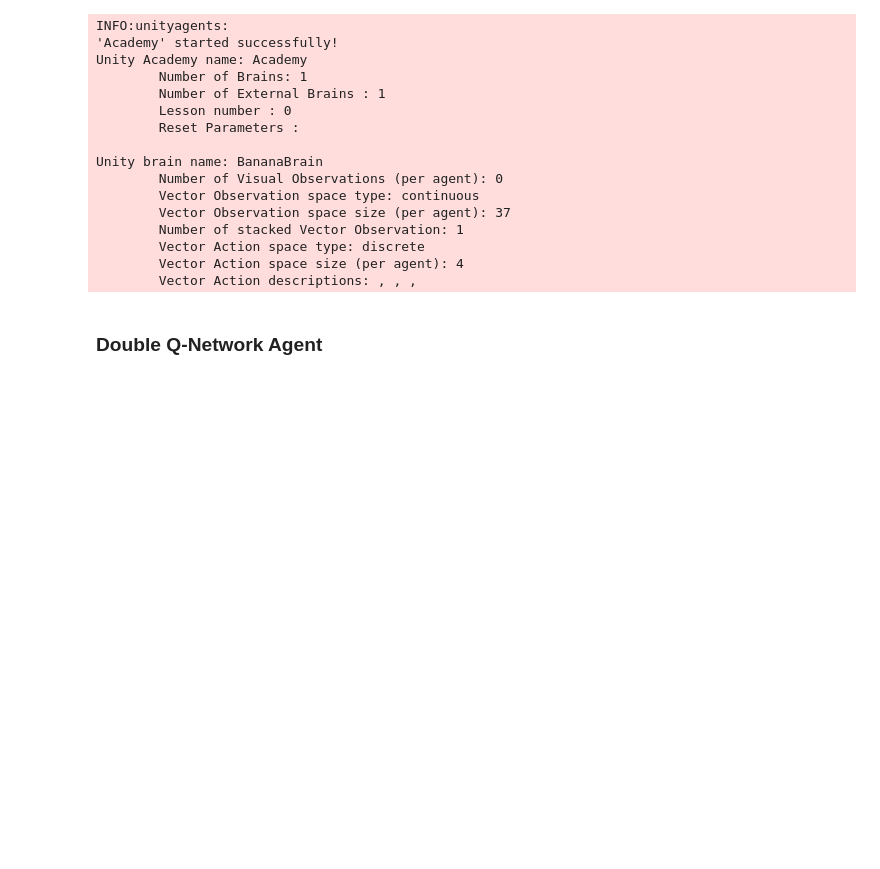
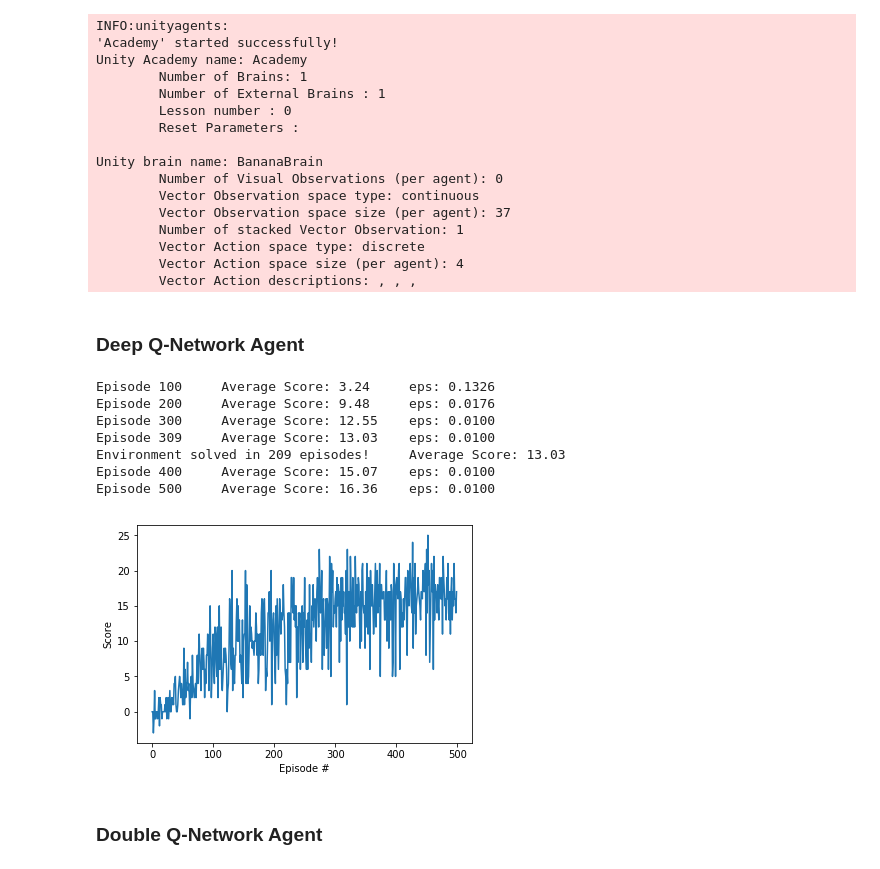
Before and after one commit to weicheng113/deep-reinforcement-learning, a Jupyter notebook: p1_navigation/Navigation.ipynb, the cells around one changed output. Drawn from its saved outputs; the diff is of its cells as text; code cells hidden in the pictures; blank space fills up the shorter version.

```diff
--- a/p1_navigation/Navigation.ipynb
+++ b/p1_navigation/Navigation.ipynb
@@ -182,7 +187,8 @@ env = EnvWrapper(env=unity_env, train_mode=True)
 state_size = env.state_size()
 action_size = env.action_size
 # %%
-def train(agent, n_episodes=2000, max_t=1000, eps_start=1.0, eps_end=0.01, eps_decay=0.995):
+def train(agent, n_episodes=500, max_t=1000, eps_start=1.0, eps_end=0.01, eps_decay=0.98,
+          keep_training=False, per=False, checkpoint_filename="checkpoint.pth"):
     """Deep Q-Learning.
 
     Params
@@ -196,6 +202,7 @@ def train(agent, n_episodes=2000, max_t=1000, eps_start=1.0, eps_end=0.01, eps_d
     scores = []                        # list containing scores from each episode
     scores_window = deque(maxlen=100)  # last 100 scores
     eps = eps_start                    # initialize epsilon
+    solved = False
     for i_episode in range(1, n_episodes+1):
         state = env.reset()
         score = 0
@@ -210,13 +217,24 @@ def train(agent, n_episodes=2000, max_t=1000, eps_start=1.0, eps_end=0.01, eps_d
         scores_window.append(score)       # save most recent score
         scores.append(score)              # save most recent score
         eps = max(eps_end, eps_decay*eps) # decrease epsilon
-        print('\rEpisode {}\tAverage Score: {:.2f}'.format(i_episode, np.mean(scores_window)), end="")
+
+        if per:
+            print(f'\rEpisode {i_episode}\tAverage Score: {np.mean(scores_window):.2f}\teps: {eps:.4f}\tbeta: {agent.memory.beta:.4f}', end="")
+        else:
+            print(f'\rEpisode {i_episode}\tAverage Score: {np.mean(scores_window):.2f}\teps: {eps:.4f}', end="")
+
         if i_episode % 100 == 0:
-            print('\rEpisode {}\tAverage Score: {:.2f}'.format(i_episode, np.mean(scores_window)))
-        if np.mean(scores_window)>=13.0:
+            if per:
+                print(f'\rEpisode {i_episode}\tAverage Score: {np.mean(scores_window):.2f}\teps: {eps:.4f}\tbeta: {agent.memory.beta:.4f}')
+            else:
+                print(f'\rEpisode {i_episode}\tAverage Score: {np.mean(scores_window):.2f}\teps: {eps:.4f}')
+
+        if (not solved) and (np.mean(scores_window)>=13.0):
             print('\nEnvironment solved in {:d} episodes!\tAverage Score: {:.2f}'.format(i_episode-100, np.mean(scores_window)))
-            torch.save(agent.qnetwork_local.state_dict(), 'checkpoint.pth')
-            break
+            torch.save(agent.qnetwork_local.state_dict(), checkpoint_filename)
+            solved = True
+            if not keep_training:
+                break
     return scores
 # %%
 def plot_scores(scores):
@@ -226,6 +244,27 @@ def plot_scores(scores):
     plt.ylabel('Score')
     plt.xlabel('Episode #')
     plt.show()
+# %% [markdown]
+### Deep Q-Network Agent
+# %%
+from dqn_agent import Agent
+from network import Network
+
+def create_network(state_size, action_size, seed):
+    return Network(state_size, action_size, seed)
+
+agent = Agent(create_network=create_network, state_size=state_size, action_size=action_size, seed=0)
+scores = train(agent, keep_training=True, checkpoint_filename="dqn.pth")
+plot_scores(scores)
+# %% [output]
+Episode 100     Average Score: 3.24     eps: 0.1326
+Episode 200     Average Score: 9.48     eps: 0.0176
+Episode 300     Average Score: 12.55    eps: 0.0100
+Episode 309     Average Score: 13.03    eps: 0.0100
+Environment solved in 209 episodes!     Average Score: 13.03
+Episode 400     Average Score: 15.07    eps: 0.0100
+Episode 500     Average Score: 16.36    eps: 0.0100
+[figure, added]
 # %% [markdown]
 ### Double Q-Network Agent
 # %%
```
Also changed, not shown: parts of 8 cells of this notebook, 12 other files.
